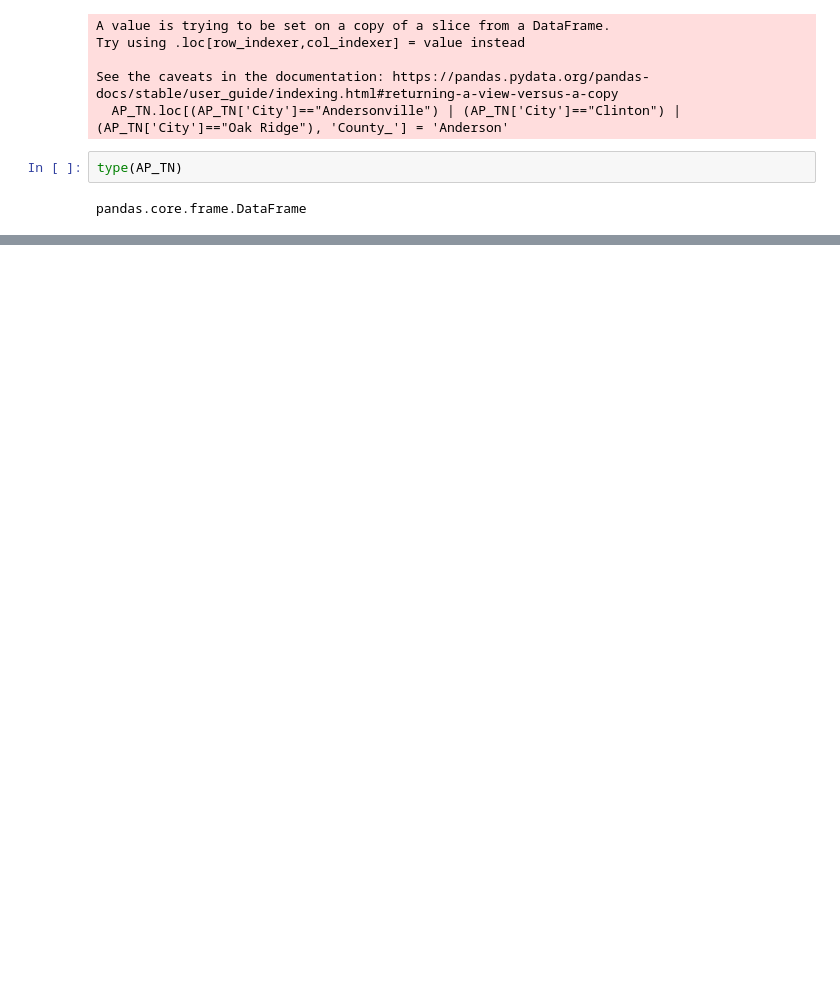
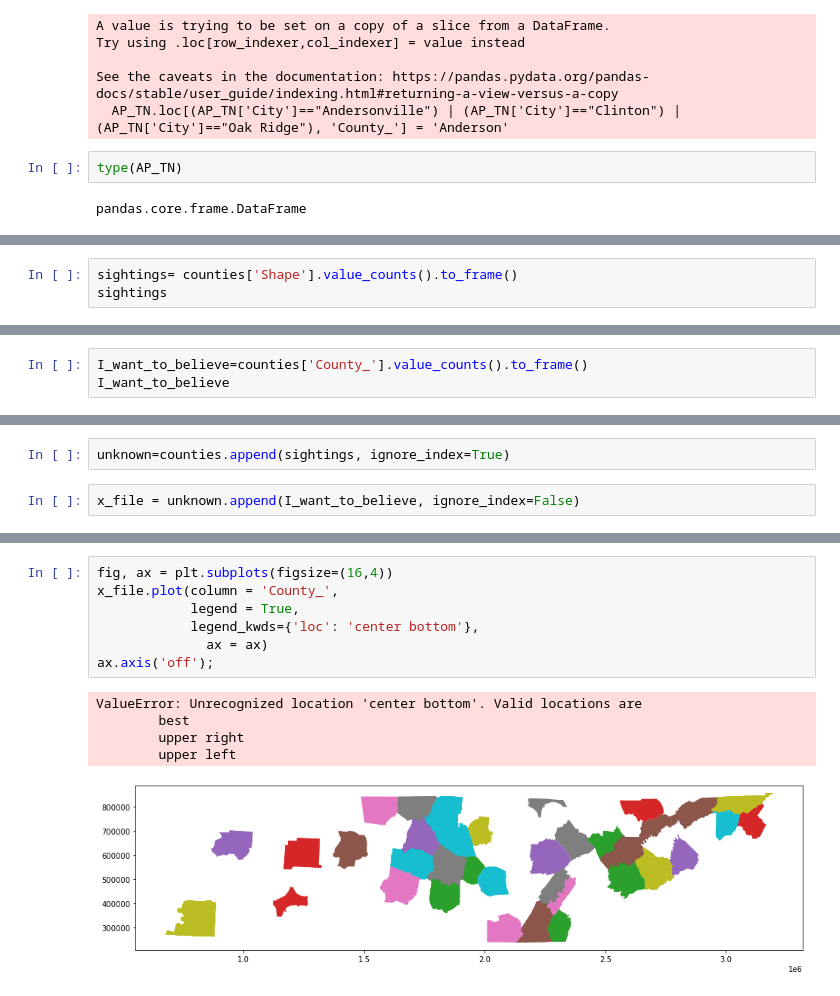
Before and after one commit to Cuiweiyi/geospatial-python-project-Cuiweiyi, a Jupyter notebook: notebooks/TN UAP.ipynb, the cells around one changed output, grey strips where cells are left out. Drawn from its saved outputs; the diff is of its cells as text; blank space fills up the shorter version.

```diff
--- a/notebooks/TN UAP.ipynb
+++ b/notebooks/TN UAP.ipynb
@@ -603,0 +340,3 @@ sightings = gpd.GeoDataFrame(AP_TN,
+# %%
+sightings= counties['Shape'].value_counts().to_frame()
+sightings
@@ -603,0 +362,3 @@ sightings = gpd.GeoDataFrame(AP_TN,
+# %%
+I_want_to_believe=counties['County_'].value_counts().to_frame()
+I_want_to_believe
@@ -603,0 +383,4 @@ sightings = gpd.GeoDataFrame(AP_TN,
+# %%
+unknown=counties.append(sightings, ignore_index=True)
+# %%
+x_file = unknown.append(I_want_to_believe, ignore_index=False)
@@ -603,0 +396,13 @@ sightings = gpd.GeoDataFrame(AP_TN,
+# %%
+fig, ax = plt.subplots(figsize=(16,4))
+x_file.plot(column = 'County_',
+            legend = True,
+            legend_kwds={'loc': 'center bottom'},
+              ax = ax)
+ax.axis('off');
+# %% [output]
+ValueError: Unrecognized location 'center bottom'. Valid locations are
+        best
+        upper right
+        upper left
+[figure, added]
```
Also changed, not shown: parts of 65 cells of this notebook.
